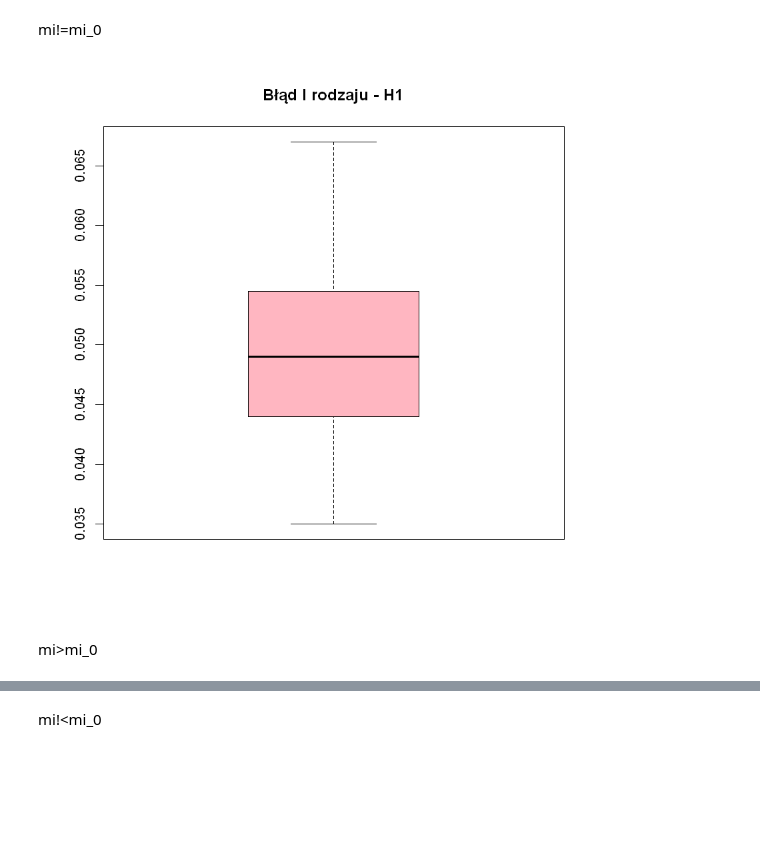
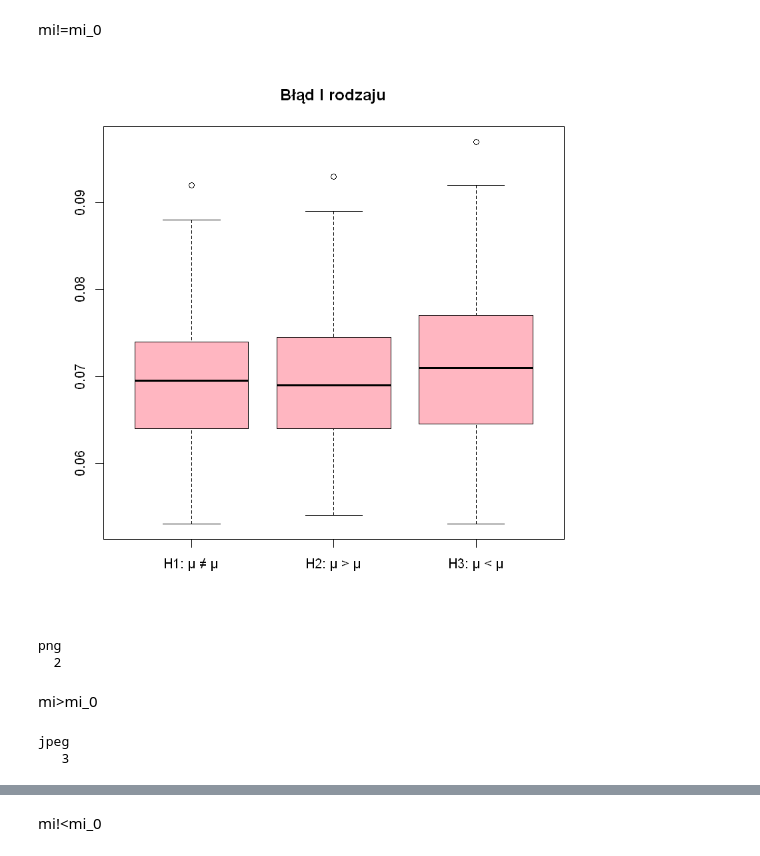
Before and after one commit to Swinkawkrawacie/Statystyka-stosowana, a Jupyter notebook: raport2.ipynb, the cells around one changed output, grey strips where cells are left out. Saved outputs shown, nothing was run; the diff lists cells and outputs as text; code cells hidden in the pictures; blank space fills up the shorter version.

```diff
--- a/raport2.ipynb
+++ b/raport2.ipynb
@@ -1,7 +1,7 @@
 # %% [markdown]
 # Zadanie 1
 # %%
-alf <- 0.05
+alf <- 0.02
 n <- 1000
 mi <- 1.5
 sig <- 0.2
@@ -25,10 +25,17 @@ for(j in 1:M){
     }
     b1[j] <- test1_1/N
 }
+# %%
+boxplot(b1,b2,b3, col='lightpink', main='Błąd I rodzaju', names=c("H1: \u03bc \u2260 \u03bc", "H2: \u03bc \u003e \u03bc", "H3: \u03bc \u003c \u03bc"))
+# %% [output]
+[figure, added]
 # %%
+jpeg("boxplot_b1r_H1_1.jpg", width = 600, height = 600)
 boxplot(b1, col='lightpink', main='Błąd I rodzaju - H1')
+dev.off()
 # %% [output]
-[figure, removed]
+png
+  2
 # %% [markdown]
 mi>mi_0
 # %%
@@ -45,4 +52,9 @@ for(j in 1:M){
     }
     b2[j] <- test1_2/N
 }
+# %%
+dev.off()
+# %% [output]
+jpeg
+   3
 # %%
```
Also changed, not shown: parts of 34 cells of this notebook.
